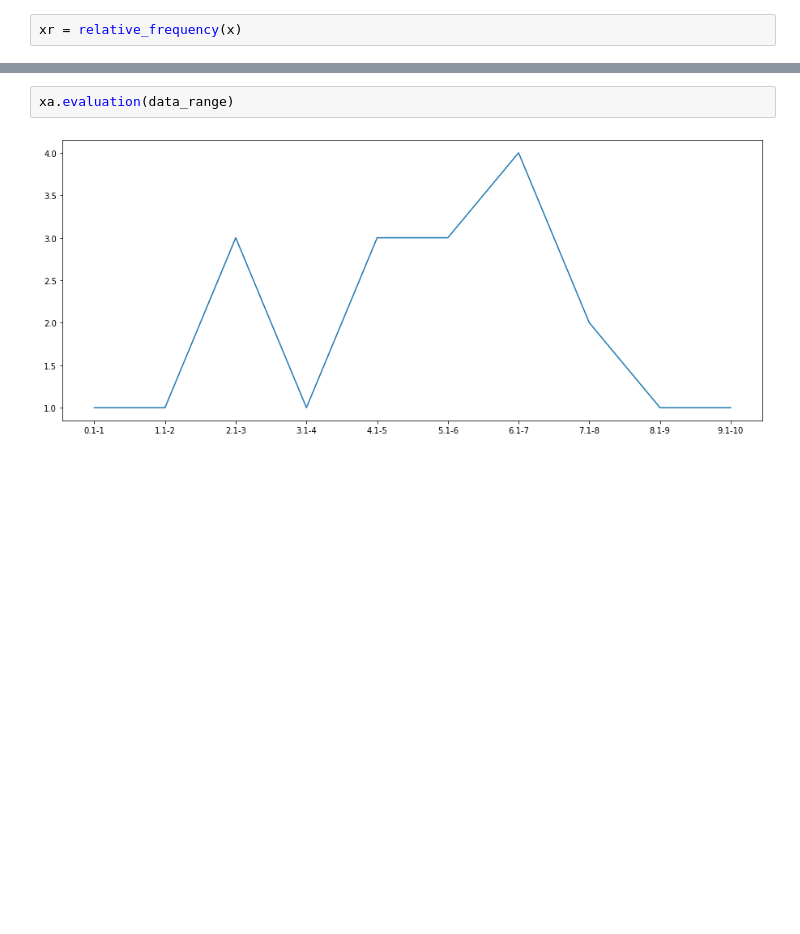
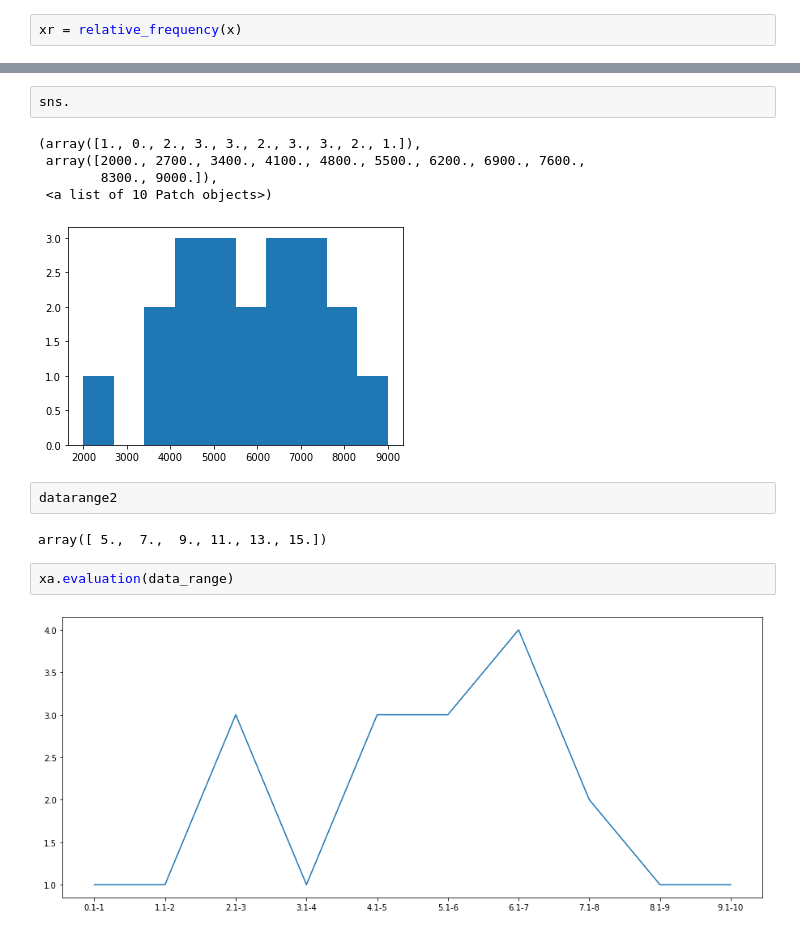
Before and after one commit to amitsanger3/frequency_distribution, a Jupyter notebook: Untitled.ipynb, the cells around one changed output, grey strips where cells are left out. Cells and saved outputs as stored; diff of their text form; blank space fills up the shorter version.

```diff
--- a/Untitled.ipynb
+++ b/Untitled.ipynb
@@ -205,3 +229,15 @@ xb.evaluation(data_range)
+# %%
+sns.
+# %% [output]
+(array([1., 0., 2., 3., 3., 2., 3., 3., 2., 1.]),
+ array([2000., 2700., 3400., 4100., 4800., 5500., 6200., 6900., 7600.,
+        8300., 9000.]),
+ <a list of 10 Patch objects>)
+[figure, added]
+# %%
+datarange2
+# %% [output]
+array([ 5.,  7.,  9., 11., 13., 15.])
 # %%
 xa.evaluation(data_range)
 # %% [output]
```
Also changed, not shown: parts of 20 cells of this notebook.
